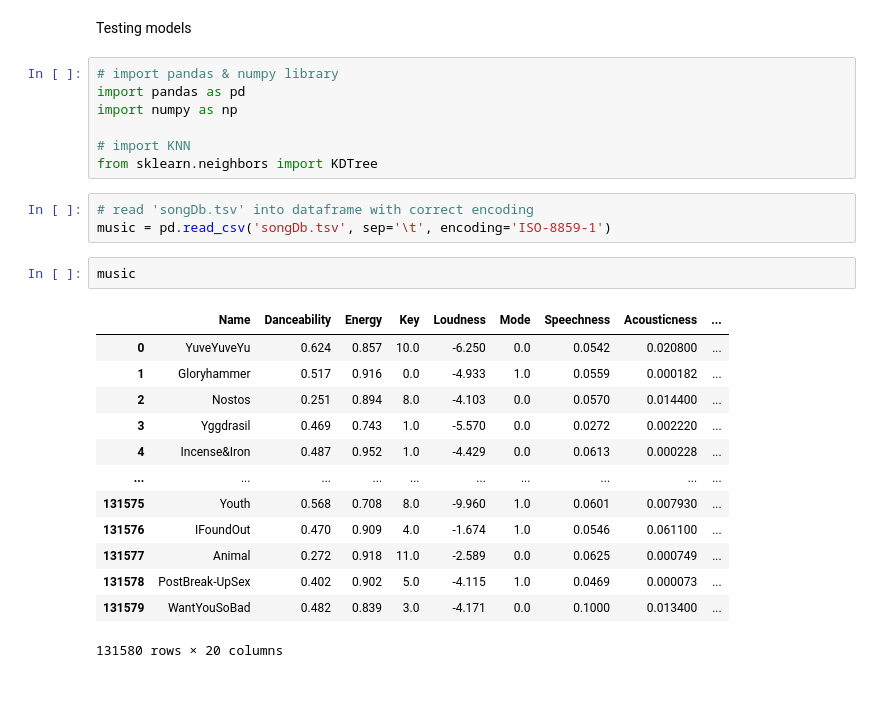
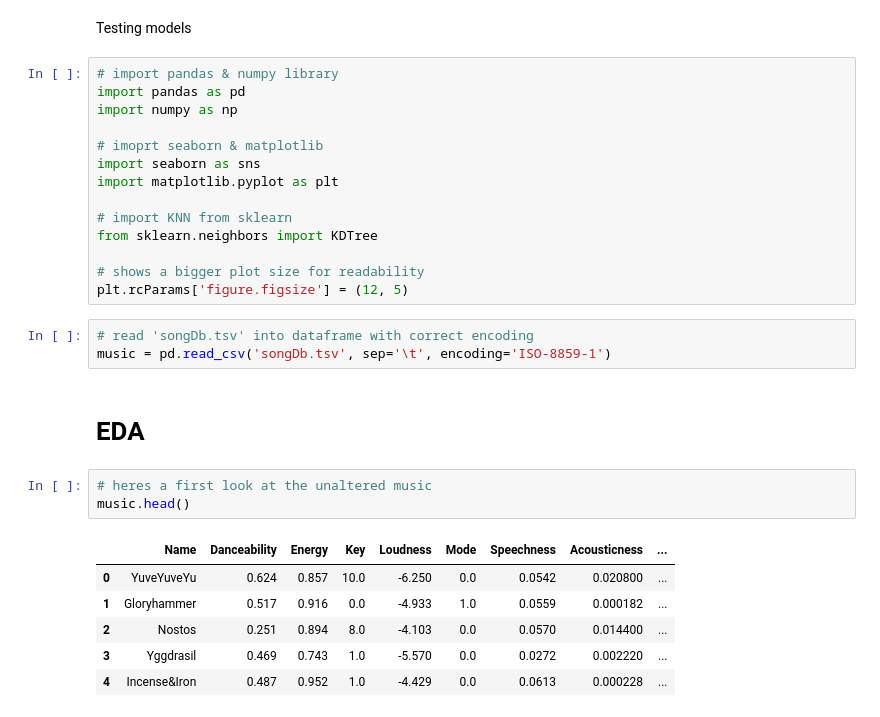
Before and after one commit to COGS118A/Group010-Sp22, a Jupyter notebook: model_test/model_tests.ipynb, the cells around one changed output. Cells and saved outputs as stored; diff of their text form; blank space fills up the shorter version.

```diff
--- a/model_test/model_tests.ipynb
+++ b/model_test/model_tests.ipynb
@@ -5,24 +5,27 @@ Testing models
 import pandas as pd
 import numpy as np
 
-# import KNN
+# imoprt seaborn & matplotlib
+import seaborn as sns
+import matplotlib.pyplot as plt
+
+# import KNN from sklearn
 from sklearn.neighbors import KDTree
+
+# shows a bigger plot size for readability
+plt.rcParams['figure.figsize'] = (12, 5)
 # %%
 # read 'songDb.tsv' into dataframe with correct encoding
 music = pd.read_csv('songDb.tsv', sep='\t', encoding='ISO-8859-1')
-# %%
-music
-# %% [output]
-|  | Name | Danceability | Energy | Key | Loudness | Mode | Speechness | Acousticness | ... |
-| 0 | YuveYuveYu | 0.624 | 0.857 | 10.0 | -6.250 | 0.0 | 0.0542 | 0.020800 | ... |
-| 1 | Gloryhammer | 0.517 | 0.916 | 0.0 | -4.933 | 1.0 | 0.0559 | 0.000182 | ... |
-| 2 | Nostos | 0.251 | 0.894 | 8.0 | -4.103 | 0.0 | 0.0570 | 0.014400 | ... |
-| 3 | Yggdrasil | 0.469 | 0.743 | 1.0 | -5.570 | 0.0 | 0.0272 | 0.002220 | ... |
-| 4 | Incense&Iron | 0.487 | 0.952 | 1.0 | -4.429 | 0.0 | 0.0613 | 0.000228 | ... |
-| ... | ... | ... | ... | ... | ... | ... | ... | ... | ... |
-| 131575 | Youth | 0.568 | 0.708 | 8.0 | -9.960 | 1.0 | 0.0601 | 0.007930 | ... |
-| 131576 | IFoundOut | 0.470 | 0.909 | 4.0 | -1.674 | 1.0 | 0.0546 | 0.061100 | ... |
-| 131577 | Animal | 0.272 | 0.918 | 11.0 | -2.589 | 0.0 | 0.0625 | 0.000749 | ... |
-| 131578 | PostBreak-UpSex | 0.402 | 0.902 | 5.0 | -4.115 | 1.0 | 0.0469 | 0.000073 | ... |
-| 131579 | WantYouSoBad | 0.482 | 0.839 | 3.0 | -4.171 | 0.0 | 0.1000 | 0.013400 | ... |
-131580 rows × 20 columns
+# %% [markdown]
+# EDA
+# %%
+# heres a first look at the unaltered music
+music.head()
+# %% [output]
+|  | Name | Danceability | Energy | Key | Loudness | Mode | Speechness | Acousticness | ... |
+| 0 | YuveYuveYu | 0.624 | 0.857 | 10.0 | -6.250 | 0.0 | 0.0542 | 0.020800 | ... |
+| 1 | Gloryhammer | 0.517 | 0.916 | 0.0 | -4.933 | 1.0 | 0.0559 | 0.000182 | ... |
+| 2 | Nostos | 0.251 | 0.894 | 8.0 | -4.103 | 0.0 | 0.0570 | 0.014400 | ... |
+| 3 | Yggdrasil | 0.469 | 0.743 | 1.0 | -5.570 | 0.0 | 0.0272 | 0.002220 | ... |
+| 4 | Incense&Iron | 0.487 | 0.952 | 1.0 | -4.429 | 0.0 | 0.0613 | 0.000228 | ... |
```
Also changed, not shown: parts of 2 cells of this notebook, 1 other file.
